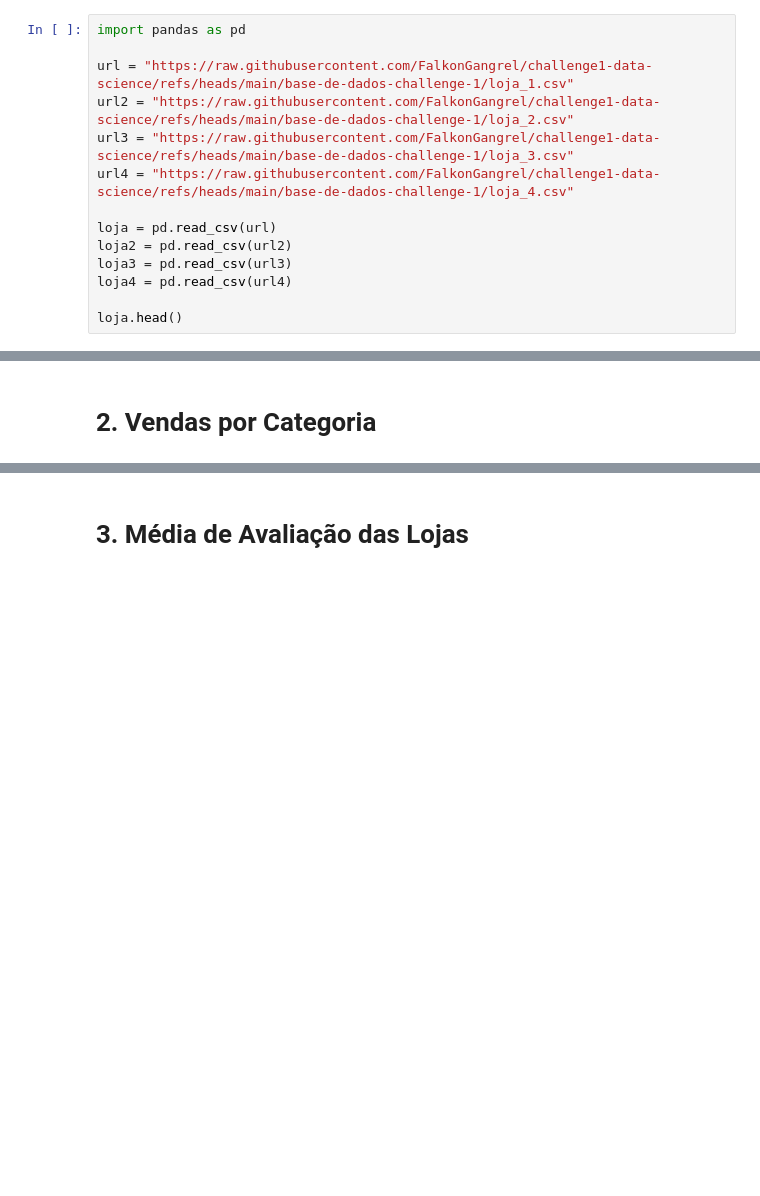
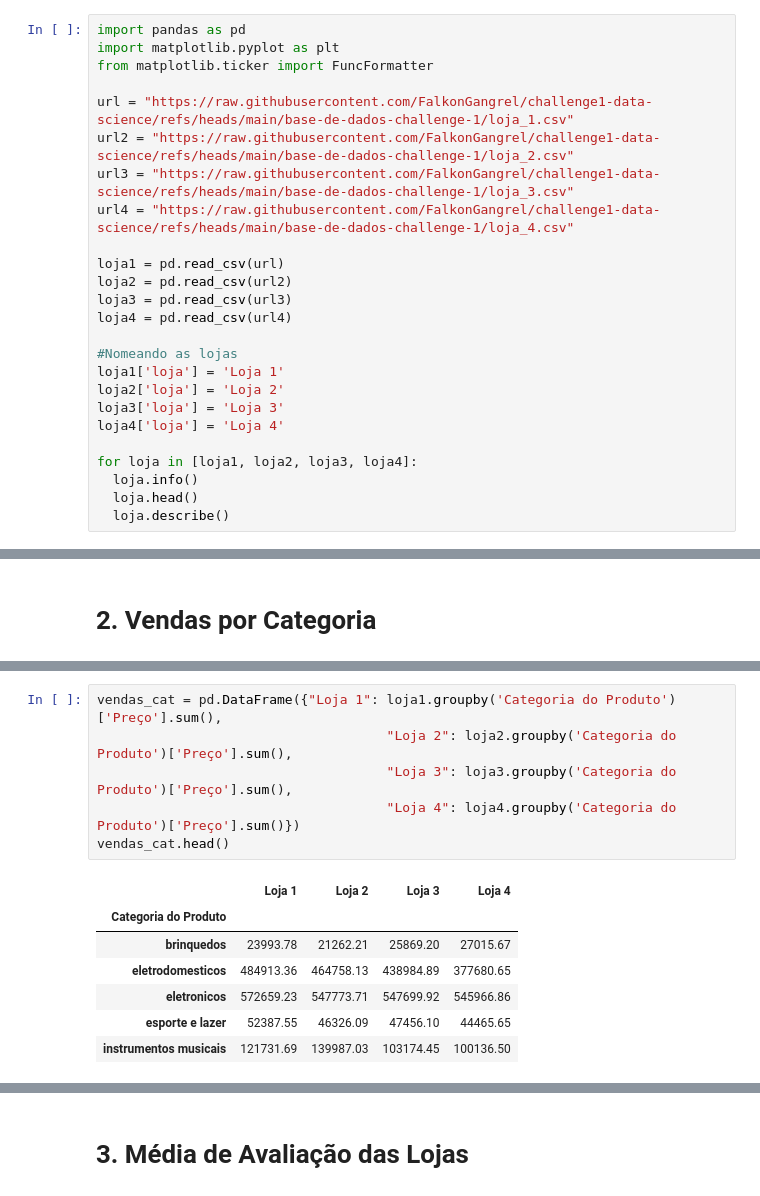
Before and after one commit to FalkonGangrel/challenge1-data-science, a Jupyter notebook: AluraStoreBr.ipynb, the cells around one changed output, grey strips where cells are left out. Saved outputs shown, nothing was run; the diff lists cells and outputs as text; blank space fills up the shorter version.

```diff
--- a/AluraStoreBr.ipynb
+++ b/AluraStoreBr.ipynb
@@ -2,16 +2,27 @@
 ### Importação dos dados
 # %%
 import pandas as pd
+import matplotlib.pyplot as plt
+from matplotlib.ticker import FuncFormatter
 
 url = "https://raw.githubusercontent.com/FalkonGangrel/challenge1-data-science/refs/heads/main/base-de-dados-challenge-1/loja_1.csv"
 url2 = "https://raw.githubusercontent.com/FalkonGangrel/challenge1-data-science/refs/heads/main/base-de-dados-challenge-1/loja_2.csv"
 url3 = "https://raw.githubusercontent.com/FalkonGangrel/challenge1-data-science/refs/heads/main/base-de-dados-challenge-1/loja_3.csv"
 url4 = "https://raw.githubusercontent.com/FalkonGangrel/challenge1-data-science/refs/heads/main/base-de-dados-challenge-1/loja_4.csv"
 
-loja = pd.read_csv(url)
+loja1 = pd.read_csv(url)
 loja2 = pd.read_csv(url2)
 loja3 = pd.read_csv(url3)
 loja4 = pd.read_csv(url4)
 
-loja.head()
+#Nomeando as lojas
+loja1['loja'] = 'Loja 1'
+loja2['loja'] = 'Loja 2'
+loja3['loja'] = 'Loja 3'
+loja4['loja'] = 'Loja 4'
+
+for loja in [loja1, loja2, loja3, loja4]:
+  loja.info()
+  loja.head()
+  loja.describe()
 # %% [output]
@@ -27,0 +88,14 @@ loja.head()
+# %%
+vendas_cat = pd.DataFrame({"Loja 1": loja1.groupby('Categoria do Produto')['Preço'].sum(),
+                                     "Loja 2": loja2.groupby('Categoria do Produto')['Preço'].sum(),
+                                     "Loja 3": loja3.groupby('Categoria do Produto')['Preço'].sum(),
+                                     "Loja 4": loja4.groupby('Categoria do Produto')['Preço'].sum()})
+vendas_cat.head()
+# %% [output]
+|  | Loja 1 | Loja 2 | Loja 3 | Loja 4 |
+| Categoria do Produto |  |  |  |  |
+| brinquedos | 23993.78 | 21262.21 | 25869.20 | 27015.67 |
+| eletrodomesticos | 484913.36 | 464758.13 | 438984.89 | 377680.65 |
+| eletronicos | 572659.23 | 547773.71 | 547699.92 | 545966.86 |
+| esporte e lazer | 52387.55 | 46326.09 | 47456.10 | 44465.65 |
+| instrumentos musicais | 121731.69 | 139987.03 | 103174.45 | 100136.50 |
```
Also changed, not shown: parts of 6 cells of this notebook.
